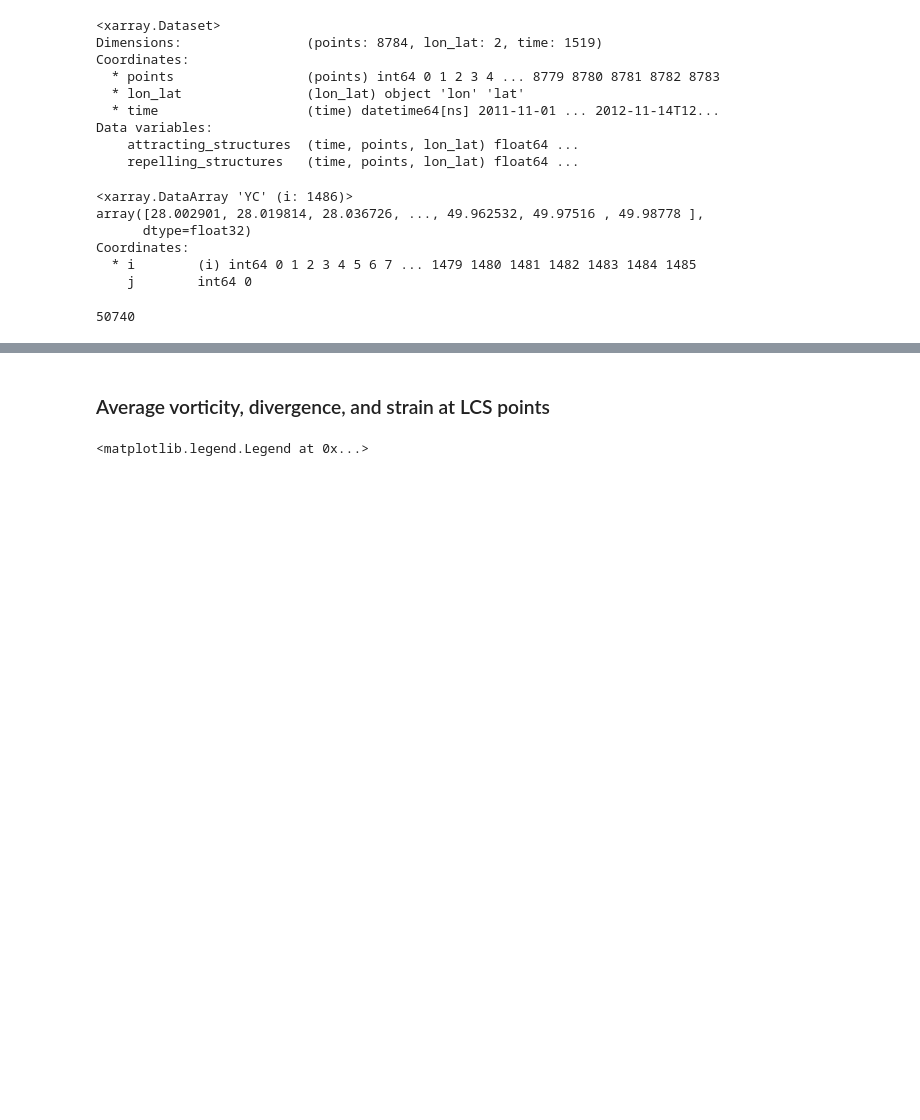
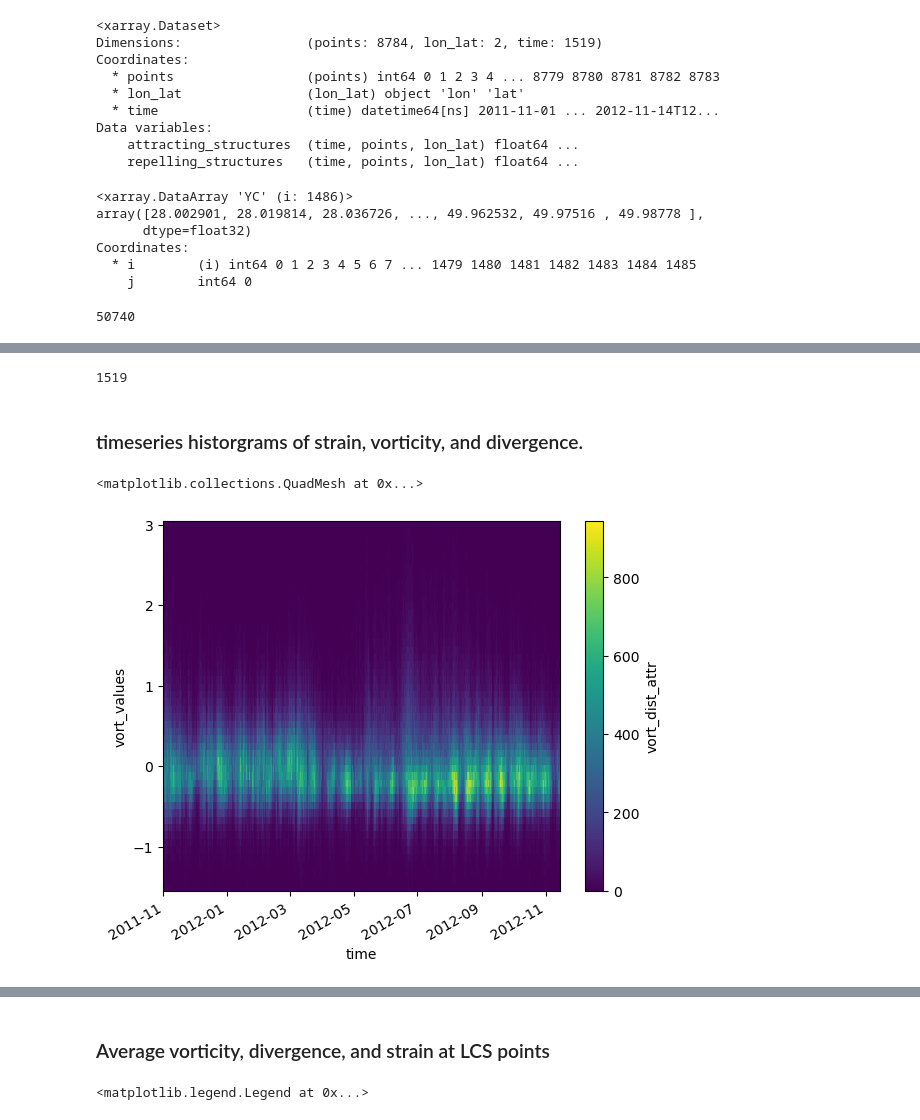
Before and after one commit to bdarbyMLML/cape_mend_SM_LCS, a Jupyter notebook: Hypothesis_1.ipynb, the cells around one changed output, grey strips where cells are left out. Cells and saved outputs as stored; diff of their text form; code cells hidden in the pictures; blank space fills up the shorter version.

```diff
--- a/Hypothesis_1.ipynb
+++ b/Hypothesis_1.ipynb
@@ -342,3 +346,9 @@ vort_lcs = xr.open_mfdataset(vort_lcs_filepaths)
 div_lcs = xr.open_mfdataset(div_lcs_filepaths)
 # %%
 strain_lcs = xr.open_mfdataset(strain_lcs_filepaths)
+# %%
+len(vort_lcs.time)
+# %% [output]
+1519
+# %% [markdown]
+### timeseries historgrams of strain, vorticity, and divergence.
@@ -344,0 +377,8 @@ strain_lcs = xr.open_mfdataset(strain_lcs_filepaths)
+# %%
+vort_dist_files,vort_dist_paths = tools.get_data_paths_from_binary(cutout_path,'distributions_vort',file_end='nc')
+vort_dist = xr.open_mfdataset(vort_dist_paths)
+# %%
+vort_dist['vort_dist_attr'].plot(x='time')
+# %% [output]
+<matplotlib.collections.QuadMesh at 0x...>
+[figure, added]
```
Also changed, not shown: parts of 35 cells of this notebook, 1 other file.
